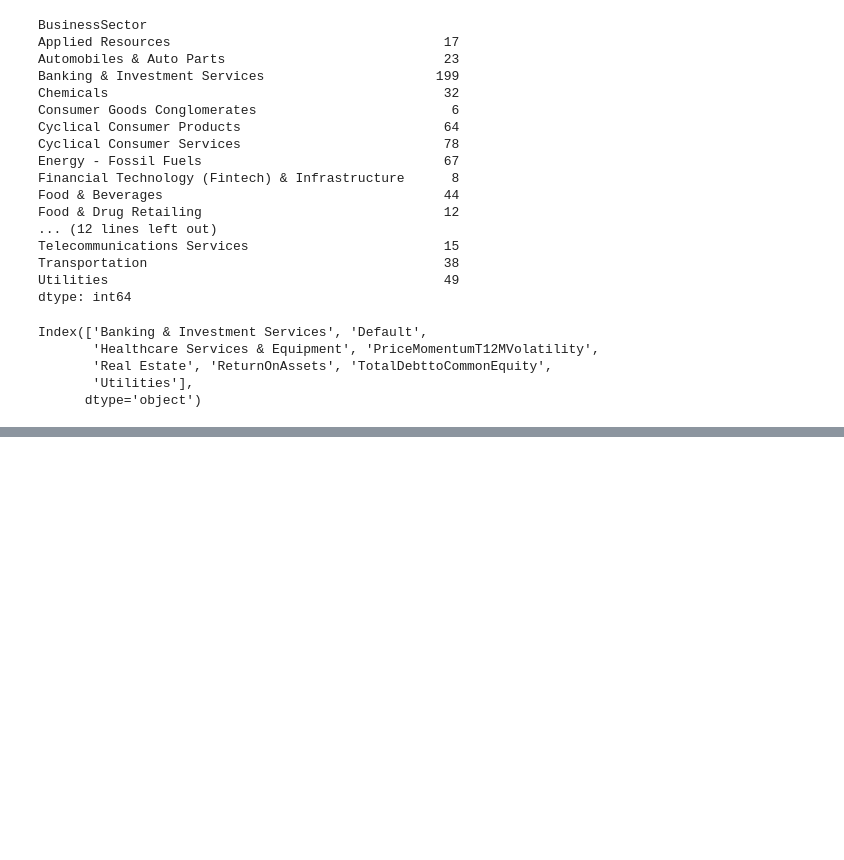
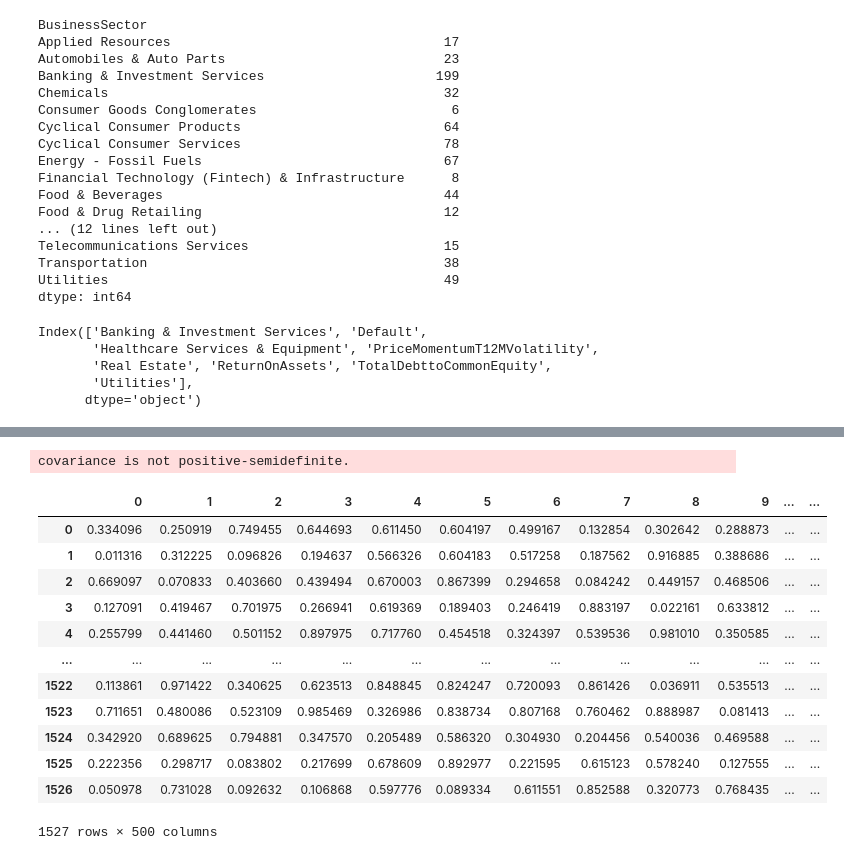
Before and after one commit to wczubal1/BloombergTask, a Jupyter notebook: BloombergTaskWitoldCzubala.ipynb, the cells around one changed output, grey strips where cells are left out. Drawn from its saved outputs; the diff is of its cells as text; code cells hidden in the pictures; blank space fills up the shorter version.

```diff
--- a/BloombergTaskWitoldCzubala.ipynb
+++ b/BloombergTaskWitoldCzubala.ipynb
@@ -247,0 +287,5 @@ NameError: name 'df_estimation' is not defined
+# %%
+#Create correlation matrix
+corr_matrix=np.identity(df_credit.shape[0])
+corr_matrix.shape[1]
+df_credit.iloc[9,df_credit.columns.get_loc('BusinessSector')]
@@ -247,0 +294,7 @@ NameError: name 'df_estimation' is not defined
+# %%
+#value when business sector is Banking
+BankingRows=df_credit[df_credit['BusinessSector']=='Banking & Investment Services'].index
+
+for r in BankingRows:
+    for c in BankingRows:
+        corr_matrix[r, c]=0.95
@@ -247,0 +333,26 @@ NameError: name 'df_estimation' is not defined
+# %%
+L=linalg.cholesky(corr_matrix)
+# %%
+Lambda=np.matmul(np.identity(df_credit.shape[0]),L.T)
+# Create a multivariate normal distribution object
+mvn = np.random.multivariate_normal(np.zeros((df_credit.shape[0])),Lambda,size=500)
+# %% [output]
+covariance is not positive-semidefinite.
+# %%
+norm.cdf(mvn)
+df_corr=pd.DataFrame(norm.cdf(mvn).T)
+df_corr
+# %% [output]
+|  | 0 | 1 | 2 | 3 | 4 | 5 | 6 | 7 | 8 | 9 | ... | ... |
+| 0 | 0.334096 | 0.250919 | 0.749455 | 0.644693 | 0.611450 | 0.604197 | 0.499167 | 0.132854 | 0.302642 | 0.288873 | ... | ... |
+| 1 | 0.011316 | 0.312225 | 0.096826 | 0.194637 | 0.566326 | 0.604183 | 0.517258 | 0.187562 | 0.916885 | 0.388686 | ... | ... |
+| 2 | 0.669097 | 0.070833 | 0.403660 | 0.439494 | 0.670003 | 0.867399 | 0.294658 | 0.084242 | 0.449157 | 0.468506 | ... | ... |
+| 3 | 0.127091 | 0.419467 | 0.701975 | 0.266941 | 0.619369 | 0.189403 | 0.246419 | 0.883197 | 0.022161 | 0.633812 | ... | ... |
+| 4 | 0.255799 | 0.441460 | 0.501152 | 0.897975 | 0.717760 | 0.454518 | 0.324397 | 0.539536 | 0.981010 | 0.350585 | ... | ... |
+| ... | ... | ... | ... | ... | ... | ... | ... | ... | ... | ... | ... | ... |
+| 1522 | 0.113861 | 0.971422 | 0.340625 | 0.623513 | 0.848845 | 0.824247 | 0.720093 | 0.861426 | 0.036911 | 0.535513 | ... | ... |
+| 1523 | 0.711651 | 0.480086 | 0.523109 | 0.985469 | 0.326986 | 0.838734 | 0.807168 | 0.760462 | 0.888987 | 0.081413 | ... | ... |
+| 1524 | 0.342920 | 0.689625 | 0.794881 | 0.347570 | 0.205489 | 0.586320 | 0.304930 | 0.204456 | 0.540036 | 0.469588 | ... | ... |
+| 1525 | 0.222356 | 0.298717 | 0.083802 | 0.217699 | 0.678609 | 0.892977 | 0.221595 | 0.615123 | 0.578240 | 0.127555 | ... | ... |
+| 1526 | 0.050978 | 0.731028 | 0.092632 | 0.106868 | 0.597776 | 0.089334 | 0.611551 | 0.852588 | 0.320773 | 0.768435 | ... | ... |
+1527 rows × 500 columns
```
Also changed, not shown: parts of 30 cells of this notebook.
